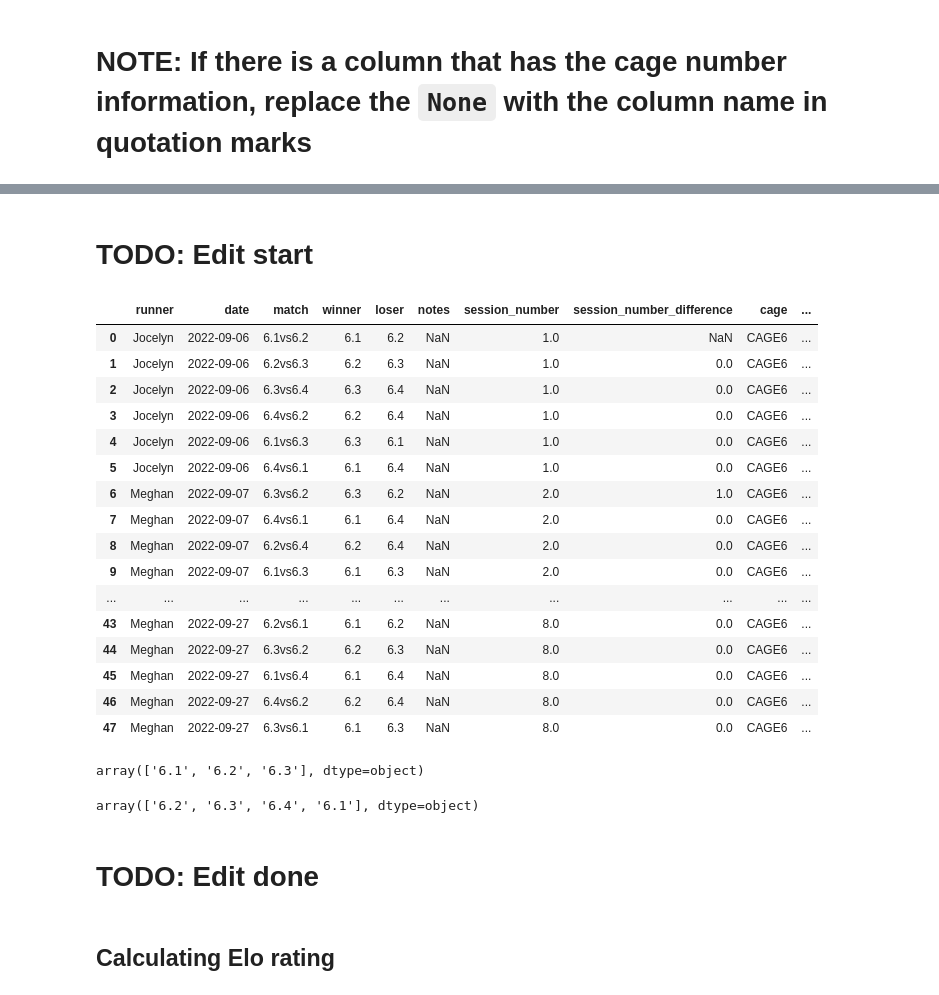
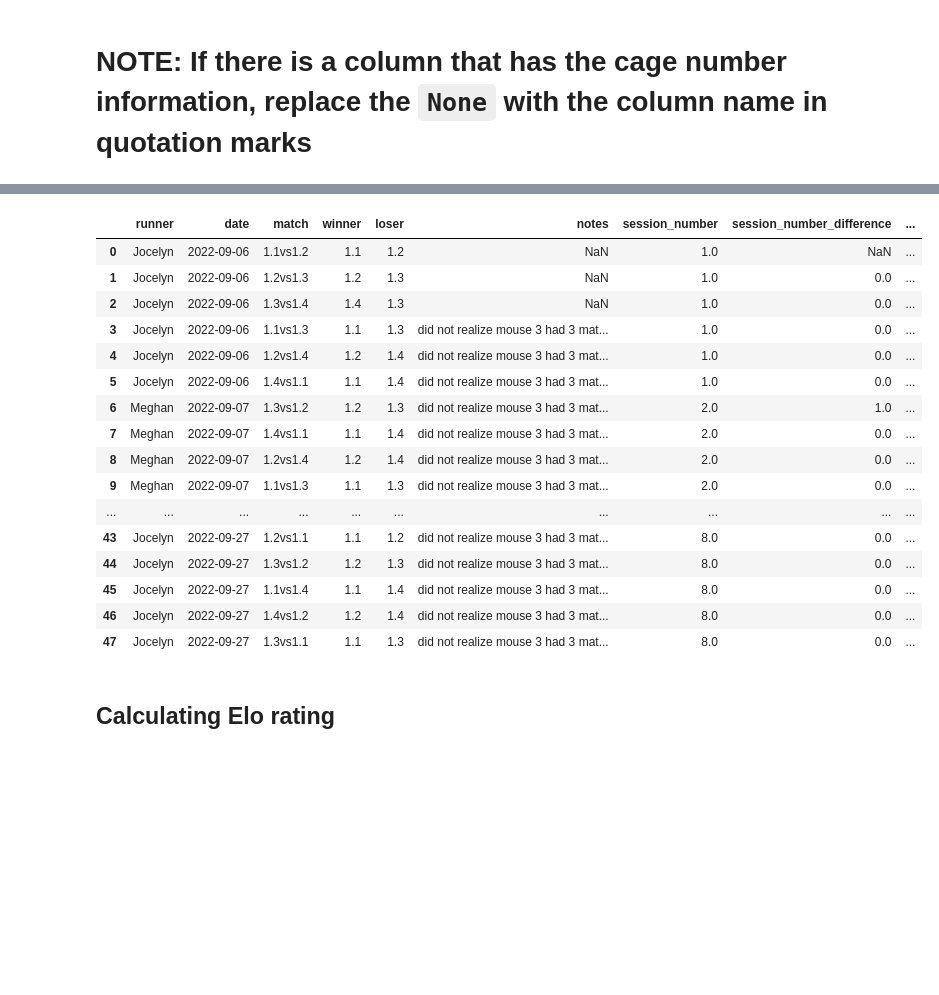
Before and after one commit to padillacoreanolab/social_competiton_elo_rating, a Jupyter notebook: jupyter_notebooks/tube_test_processing.ipynb, the cells around one changed output, grey strips where cells are left out. Cells and saved outputs as stored; diff of their text form; code cells hidden in the pictures; blank space fills up the shorter version.

Commit message:
refactor: make clear processed vs original cage number

```diff
--- a/jupyter_notebooks/tube_test_processing.ipynb
+++ b/jupyter_notebooks/tube_test_processing.ipynb
@@ -732,35 +737,23 @@ value["elo_rating_dataframe"].tail()
-# %% [markdown]
-# TODO: Edit start
-# %%
-value["processed_behavior_recording_dataframe"]
-# %% [output]
-|  | runner | date | match | winner | loser | notes | session_number | session_number_difference | cage | ... |
-| 0 | Jocelyn | 2022-09-06 | 6.1vs6.2 | 6.1 | 6.2 | NaN | 1.0 | NaN | CAGE6 | ... |
-| 1 | Jocelyn | 2022-09-06 | 6.2vs6.3 | 6.2 | 6.3 | NaN | 1.0 | 0.0 | CAGE6 | ... |
-| 2 | Jocelyn | 2022-09-06 | 6.3vs6.4 | 6.3 | 6.4 | NaN | 1.0 | 0.0 | CAGE6 | ... |
-| 3 | Jocelyn | 2022-09-06 | 6.4vs6.2 | 6.2 | 6.4 | NaN | 1.0 | 0.0 | CAGE6 | ... |
-| 4 | Jocelyn | 2022-09-06 | 6.1vs6.3 | 6.3 | 6.1 | NaN | 1.0 | 0.0 | CAGE6 | ... |
-| 5 | Jocelyn | 2022-09-06 | 6.4vs6.1 | 6.1 | 6.4 | NaN | 1.0 | 0.0 | CAGE6 | ... |
-| 6 | Meghan | 2022-09-07 | 6.3vs6.2 | 6.3 | 6.2 | NaN | 2.0 | 1.0 | CAGE6 | ... |
-| 7 | Meghan | 2022-09-07 | 6.4vs6.1 | 6.1 | 6.4 | NaN | 2.0 | 0.0 | CAGE6 | ... |
-| 8 | Meghan | 2022-09-07 | 6.2vs6.4 | 6.2 | 6.4 | NaN | 2.0 | 0.0 | CAGE6 | ... |
-| 9 | Meghan | 2022-09-07 | 6.1vs6.3 | 6.1 | 6.3 | NaN | 2.0 | 0.0 | CAGE6 | ... |
-| ... | ... | ... | ... | ... | ... | ... | ... | ... | ... | ... |
-| 43 | Meghan | 2022-09-27 | 6.2vs6.1 | 6.1 | 6.2 | NaN | 8.0 | 0.0 | CAGE6 | ... |
-| 44 | Meghan | 2022-09-27 | 6.3vs6.2 | 6.2 | 6.3 | NaN | 8.0 | 0.0 | CAGE6 | ... |
-| 45 | Meghan | 2022-09-27 | 6.1vs6.4 | 6.1 | 6.4 | NaN | 8.0 | 0.0 | CAGE6 | ... |
-| 46 | Meghan | 2022-09-27 | 6.4vs6.2 | 6.2 | 6.4 | NaN | 8.0 | 0.0 | CAGE6 | ... |
-| 47 | Meghan | 2022-09-27 | 6.3vs6.1 | 6.1 | 6.3 | NaN | 8.0 | 0.0 | CAGE6 | ... |
-# %%
-value["processed_behavior_recording_dataframe"][value["winner_id_column"]].unique()
-# %% [output]
-array(['6.1', '6.2', '6.3'], dtype=object)
-# %%
-value["processed_behavior_recording_dataframe"][value["loser_id_column"]].unique()
-# %% [output]
-array(['6.2', '6.3', '6.4', '6.1'], dtype=object)
-# %% [markdown]
-# TODO: Edit done
+# %%
+sheet_name_to_everything["CAGE1"]["processed_behavior_recording_dataframe"]
+# %% [output]
+|  | runner | date | match | winner | loser | notes | session_number | session_number_difference | ... |
+| 0 | Jocelyn | 2022-09-06 | 1.1vs1.2 | 1.1 | 1.2 | NaN | 1.0 | NaN | ... |
+| 1 | Jocelyn | 2022-09-06 | 1.2vs1.3 | 1.2 | 1.3 | NaN | 1.0 | 0.0 | ... |
+| 2 | Jocelyn | 2022-09-06 | 1.3vs1.4 | 1.4 | 1.3 | NaN | 1.0 | 0.0 | ... |
+| 3 | Jocelyn | 2022-09-06 | 1.1vs1.3 | 1.1 | 1.3 | did not realize mouse 3 had 3 mat... | 1.0 | 0.0 | ... |
+| 4 | Jocelyn | 2022-09-06 | 1.2vs1.4 | 1.2 | 1.4 | did not realize mouse 3 had 3 mat... | 1.0 | 0.0 | ... |
+| 5 | Jocelyn | 2022-09-06 | 1.4vs1.1 | 1.1 | 1.4 | did not realize mouse 3 had 3 mat... | 1.0 | 0.0 | ... |
+| 6 | Meghan | 2022-09-07 | 1.3vs1.2 | 1.2 | 1.3 | did not realize mouse 3 had 3 mat... | 2.0 | 1.0 | ... |
+| 7 | Meghan | 2022-09-07 | 1.4vs1.1 | 1.1 | 1.4 | did not realize mouse 3 had 3 mat... | 2.0 | 0.0 | ... |
+| 8 | Meghan | 2022-09-07 | 1.2vs1.4 | 1.2 | 1.4 | did not realize mouse 3 had 3 mat... | 2.0 | 0.0 | ... |
+| 9 | Meghan | 2022-09-07 | 1.1vs1.3 | 1.1 | 1.3 | did not realize mouse 3 had 3 mat... | 2.0 | 0.0 | ... |
+| ... | ... | ... | ... | ... | ... | ... | ... | ... | ... |
+| 43 | Jocelyn | 2022-09-27 | 1.2vs1.1 | 1.1 | 1.2 | did not realize mouse 3 had 3 mat... | 8.0 | 0.0 | ... |
+| 44 | Jocelyn | 2022-09-27 | 1.3vs1.2 | 1.2 | 1.3 | did not realize mouse 3 had 3 mat... | 8.0 | 0.0 | ... |
+| 45 | Jocelyn | 2022-09-27 | 1.1vs1.4 | 1.1 | 1.4 | did not realize mouse 3 had 3 mat... | 8.0 | 0.0 | ... |
+| 46 | Jocelyn | 2022-09-27 | 1.4vs1.2 | 1.2 | 1.4 | did not realize mouse 3 had 3 mat... | 8.0 | 0.0 | ... |
+| 47 | Jocelyn | 2022-09-27 | 1.3vs1.1 | 1.1 | 1.3 | did not realize mouse 3 had 3 mat... | 8.0 | 0.0 | ... |
 # %% [markdown]
 ## Calculating Elo rating
 # %% [markdown]
```
Also changed, not shown: parts of 48 cells of this notebook.
